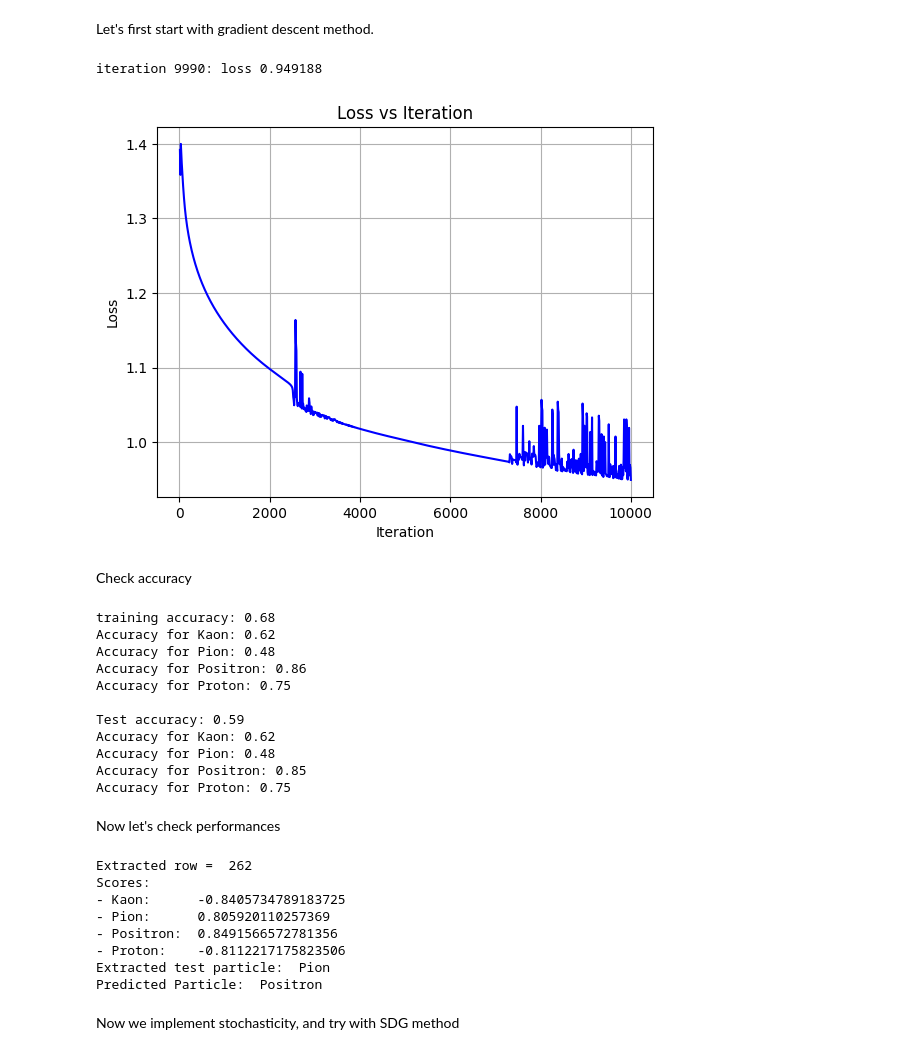
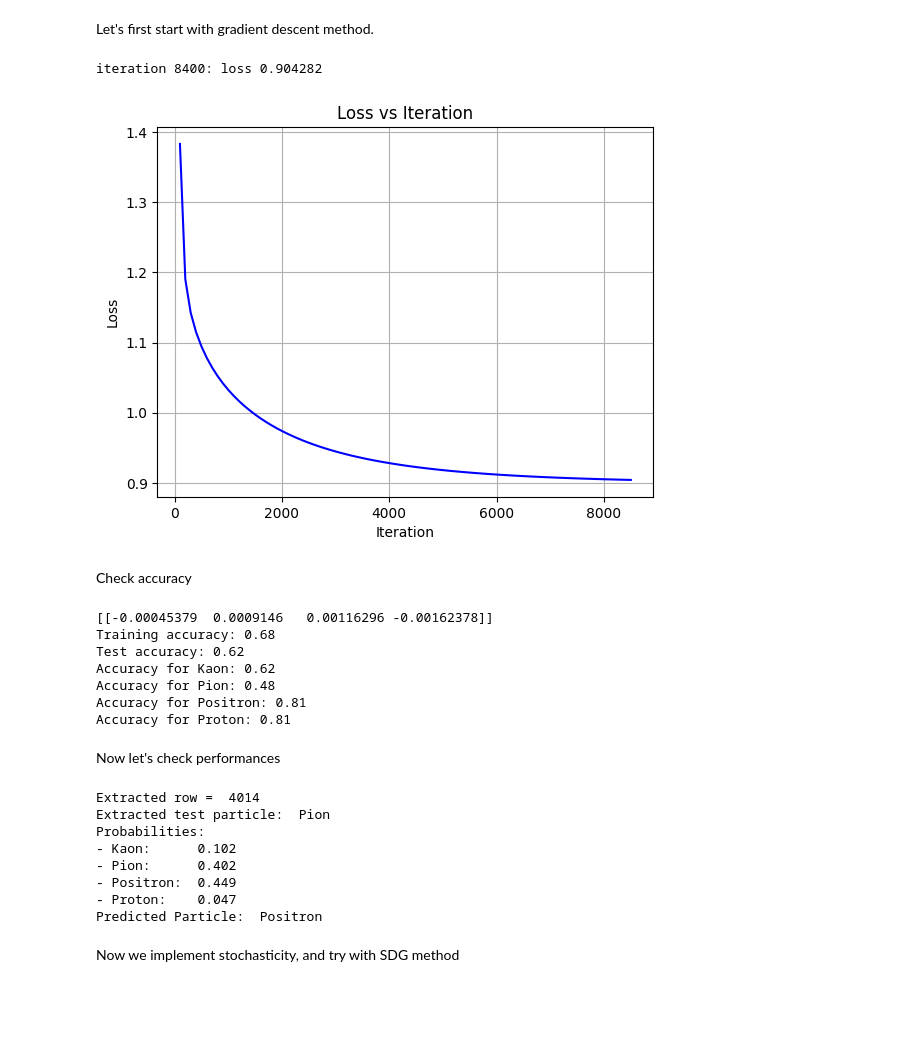
Before and after one commit to DavideCristoforetti/Machine-Learning-HEP-MasterDegree, a Jupyter notebook: src/PiD_project.ipynb, the cells around one changed output. Cells and saved outputs as stored; diff of their text form; code cells hidden in the pictures; blank space fills up the shorter version.

```diff
--- a/src/PiD_project.ipynb
+++ b/src/PiD_project.ipynb
@@ -54,10 +54,10 @@ plt.show()
 # %% [output]
 [figure]
 # %%
-nFeatures = 6
+nFeatures = 5
 nLabels = 4
 #complete_dataset.drop(complete_dataset.columns[4-nFeatures:], axis=1, inplace=True)
-#complete_dataset.drop(["nphe"], axis=1, inplace=True)
+complete_dataset.drop(["nphe"], axis=1, inplace=True)
 print("The dataset now contains:  " + str(complete_dataset.shape[0]) + " rows and " + str(complete_dataset.shape[1]) + " columns" )
 complete_dataset.head()
 # %% [output]
@@ -284,11 +283,11 @@ show_plot = True
 losses = []
 
 
-iterations = 10000
-print_freq = 10
+iterations = 8500
+print_freq = 100
 
 # some hyperparameters
-step_size = 0.025
+step_size = 0.15
 reg = 1e-3 # regularization strength
 
 
@@ -304,7 +303,7 @@ for i in range(iterations):
     probs = exp_scores / np.sum(exp_scores, axis=1, keepdims=True) # Probability with SoftMax classifier
 
     # compute the loss: average cross-entropy loss and regularization
-    logprobs = -np.log(probs[range(num_samples),IDs_indeces])
+    logprobs = -np.log(probs[range(num_samples),IDs_indeces]) # This selects only the probability for the correct label
     data_loss = np.sum(logprobs)/num_samples
     reg_loss = 0.5*reg*np.sum(W*W)
 
@@ -324,82 +323,82 @@ for i in range(iterations):
             losses.append(loss)
 
             plt.clf()  # Clear the current figure for the next iteration
             # Plot the losses
             plt.plot(np.arange(print_freq, i+print_freq+1, print_freq), losses, color='blue')
             plt.xlabel('Iteration')
             plt.ylabel('Loss')
             plt.title('Loss vs Iteration')
             plt.grid(True)
             #display(plt.gcf())  # Display the current figure
             #clear_output(wait=True)  # Clear the output for the next iteration
             #plt.pause(0.01)  # Pause for a short time to update the plot
             plt.show()
 
 
     # compute the gradient on scores
     dscores = probs
     dscores[range(num_samples),IDs_indeces] -= 1
     dscores /= num_samples
 
     # backpropate the gradient to the parameters (W,b)
     dW = np.dot(features_array.T, dscores)
     db = np.sum(dscores, axis=0, keepdims=True)
 
     dW += reg*W # regularization gradient
 
     # perform a parameter update
     W += -step_size * dW
     b += -step_size * db
 # %% [output]
-iteration 9990: loss 0.949188
+iteration 8400: loss 0.904282
-[figure, old version]
+[figure, new version]
 # %% [markdown]
 Check accuracy
 # %%
+print(db)
 scores = np.dot(features_array, W) + b
 predicted_par = np.argmax(scores, axis=1)
-print('training accuracy: %.2f' % (np.mean(predicted_par == IDs_indeces)))
-print_class_accuracy(predicted_par,IDs_indeces)
+print('Training accuracy: %.2f' % (np.mean(predicted_par == IDs_indeces)))
+#print_class_accuracy(predicted_par,IDs_indeces)
 
 scores = np.dot(test_features_array, W) + b
 predicted_class = np.argmax(scores, axis=1)
-print('\nTest accuracy: %.2f' % (np.mean(predicted_class == test_IDs_indeces)))
+print('Test accuracy: %.2f' % (np.mean(predicted_class == test_IDs_indeces)))
 print_class_accuracy(predicted_class,test_IDs_indeces)
 # %% [output]
-training accuracy: 0.68
+[[-0.00045379  0.0009146   0.00116296 -0.00162378]]
+Training accuracy: 0.68
+Test accuracy: 0.62
 Accuracy for Kaon: 0.62
 Accuracy for Pion: 0.48
-Accuracy for Positron: 0.86
-Accuracy for Proton: 0.75
-
-Test accuracy: 0.59
-Accuracy for Kaon: 0.62
-Accuracy for Pion: 0.48
-Accuracy for Positron: 0.85
-Accuracy for Proton: 0.75
+Accuracy for Positron: 0.81
+Accuracy for Proton: 0.81
 # %% [markdown]
 Now let's check performances
 # %%
 random_particle = np.random.randint(0, len(test_features_array + 1))
 print("Extracted row = ", random_particle)
 scores = np.dot(test_features_array[random_particle], W) + b
-print("Scores:")
-print("- Kaon:     ", scores[0][0])
-print("- Pion:     ", scores[0][1])
-print("- Positron: ", scores[0][2])
-print("- Proton:   ", scores[0][3])
+exp_scores = np.exp(scores)
+probs = exp_scores / np.sum(exp_scores, axis=1, keepdims=True)
+
 print("Extracted test particle: ",particle_labels[test_IDs_array[random_particle]])
+print("Probabilities:")
+print("- Kaon:     ", f"{probs[0][0]:.3f}")
+print("- Pion:     ", f"{probs[0][1]:.3f}")
+print("- Positron: ", f"{probs[0][2]:.3f}")
+print("- Proton:   ", f"{probs[0][3]:.3f}")
 index = np.argmax(scores)
 particle_id = next(key for key, value in particleIDs_index.items() if value == index)
 print("Predicted Particle: ", particle_labels[particle_id])
 # %% [output]
-Extracted row =  262
-Scores:
-- Kaon:      -0.8405734789183725
-- Pion:      0.805920110257369
-- Positron:  0.8491566572781356
-- Proton:    -0.8112217175823506
+Extracted row =  4014
 Extracted test particle:  Pion
+Probabilities:
+- Kaon:      0.102
+- Pion:      0.402
+- Positron:  0.449
+- Proton:    0.047
 Predicted Particle:  Positron
 # %% [markdown]
 Now we implement stochasticity, and try with SDG method
```
Also changed, not shown: parts of 17 cells of this notebook.
